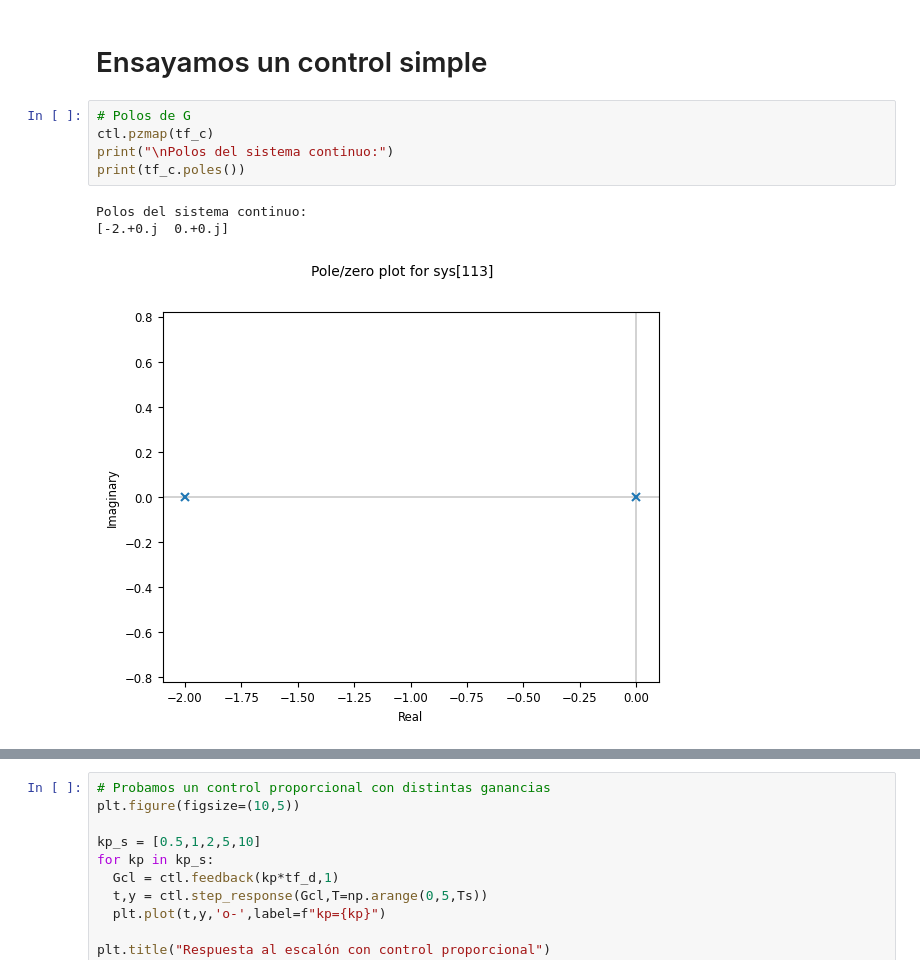
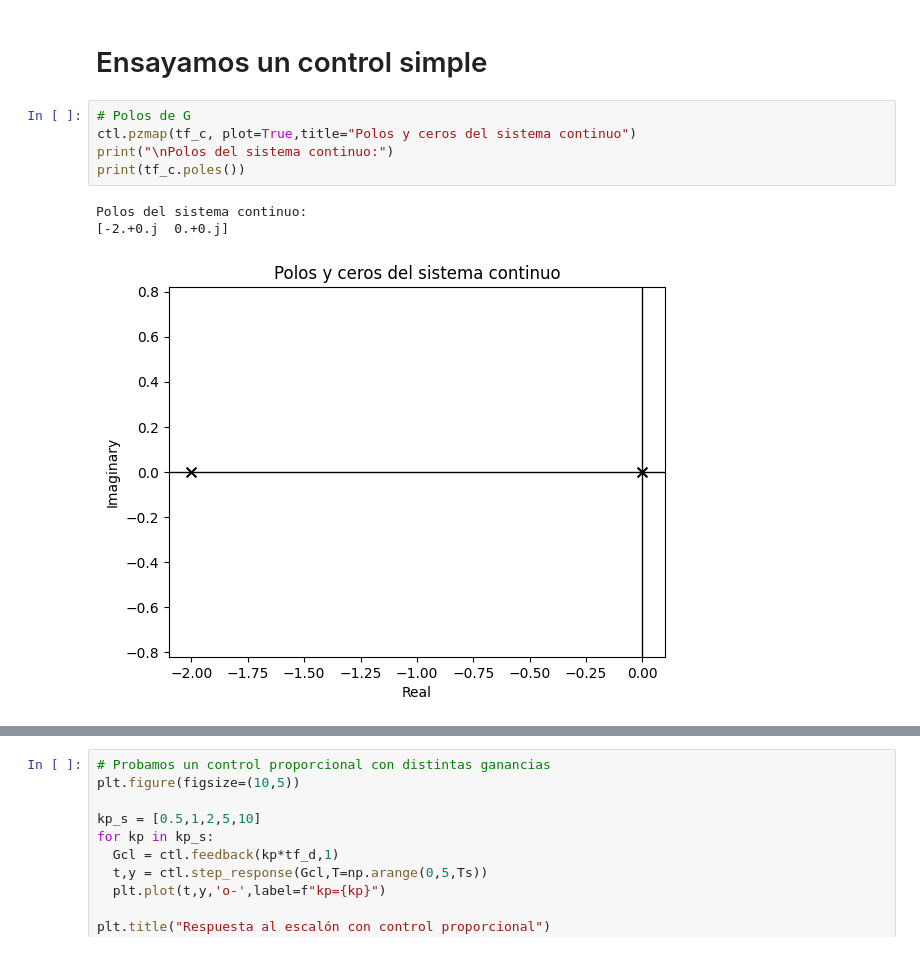
Before and after one commit to pgonfiuba/ica, a Jupyter notebook: clase 1/discretizacion_ZOH_Gs.ipynb, the cells around one changed output, grey strips where cells are left out. Drawn from its saved outputs; the diff is of its cells as text.

```diff
--- a/clase 1/discretizacion_ZOH_Gs.ipynb
+++ b/clase 1/discretizacion_ZOH_Gs.ipynb
@@ -190,13 +173,13 @@ plt.show()
 # Ensayamos un control simple
 # %%
 # Polos de G
-ctl.pzmap(tf_c)
+ctl.pzmap(tf_c, plot=True,title="Polos y ceros del sistema continuo")
 print("\nPolos del sistema continuo:")
 print(tf_c.poles())
 # %% [output]
 Polos del sistema continuo:
 [-2.+0.j  0.+0.j]
-[figure, old version]
+[figure, new version]
 # %%
 # Polos del sistema discreto
 
```
Also changed, not shown: parts of 12 cells of this notebook, 1 other file.
